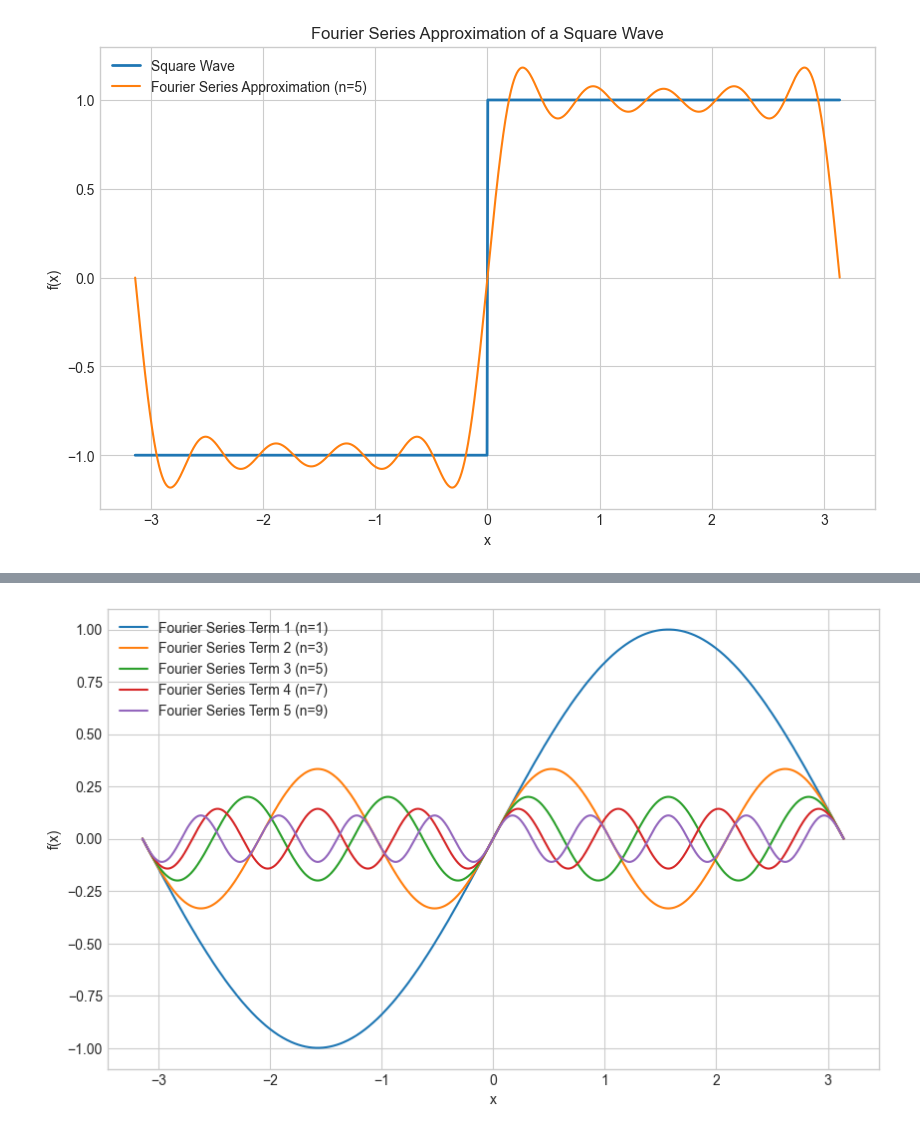
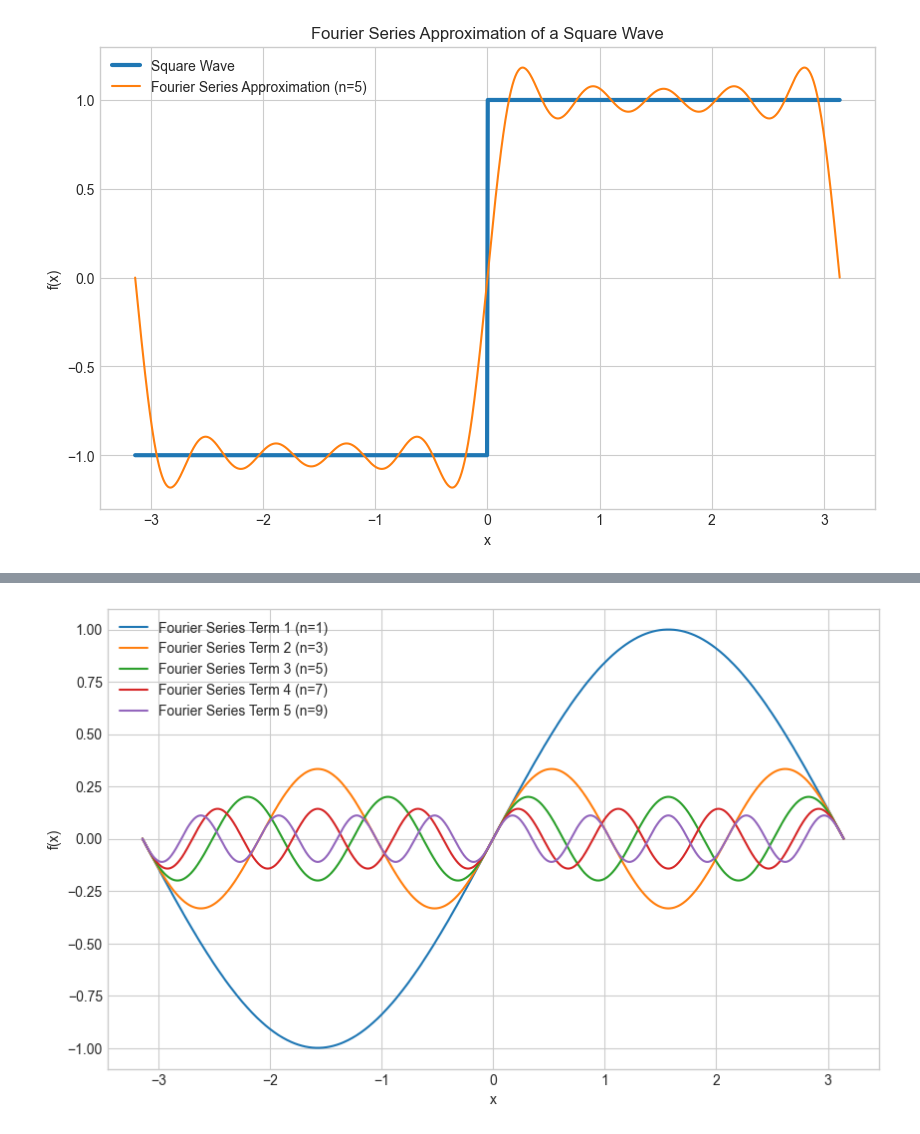
Before and after one commit to joypauls/blog-scripts, a Jupyter notebook: notebooks/fourier_analysis.ipynb, the cells around one changed output, grey strips where cells are left out. Saved outputs shown, nothing was run; the diff lists cells and outputs as text; code cells hidden in the pictures.

```diff
--- a/notebooks/fourier_analysis.ipynb
+++ b/notebooks/fourier_analysis.ipynb
@@ -9,32 +9,32 @@ def square_wave_fourier_series(x, n):
     for k in range(1, n+1):
         n = 2 * k - 1  # Only odd harmonics
         sum += (1 / n) * np.sin(n * x)
     sum = (4 / np.pi) * sum
     return sum
 
 # Define the domain
 x = np.linspace(-np.pi, np.pi, 1000)
 
 # Original square wave function
 def square_wave(x):
     return np.sign(np.sin(x))
 
 # Number of Fourier series terms
 n = 5  # Change N to see the effect of more terms
 
 # Compute the Fourier series approximation
 f_approx = square_wave_fourier_series(x, n)
 
 
 plt.style.use("seaborn-v0_8-whitegrid")
 plt.figure(figsize=(10, 6))
-plt.plot(x, square_wave(x), label="Square Wave", linewidth=2)
+plt.plot(x, square_wave(x), label="Square Wave", linewidth=3)
 plt.plot(x, f_approx, label=f"Fourier Series Approximation (n={n})")
 plt.title("Fourier Series Approximation of a Square Wave")
 plt.xlabel("x")
 plt.ylabel("f(x)")
 plt.legend()
 # plt.grid()
 plt.show()
 # %% [output]
-[figure, old version]
+[figure, new version]
```
Also changed, not shown: parts of 1 cell of this notebook, 2 other files.
